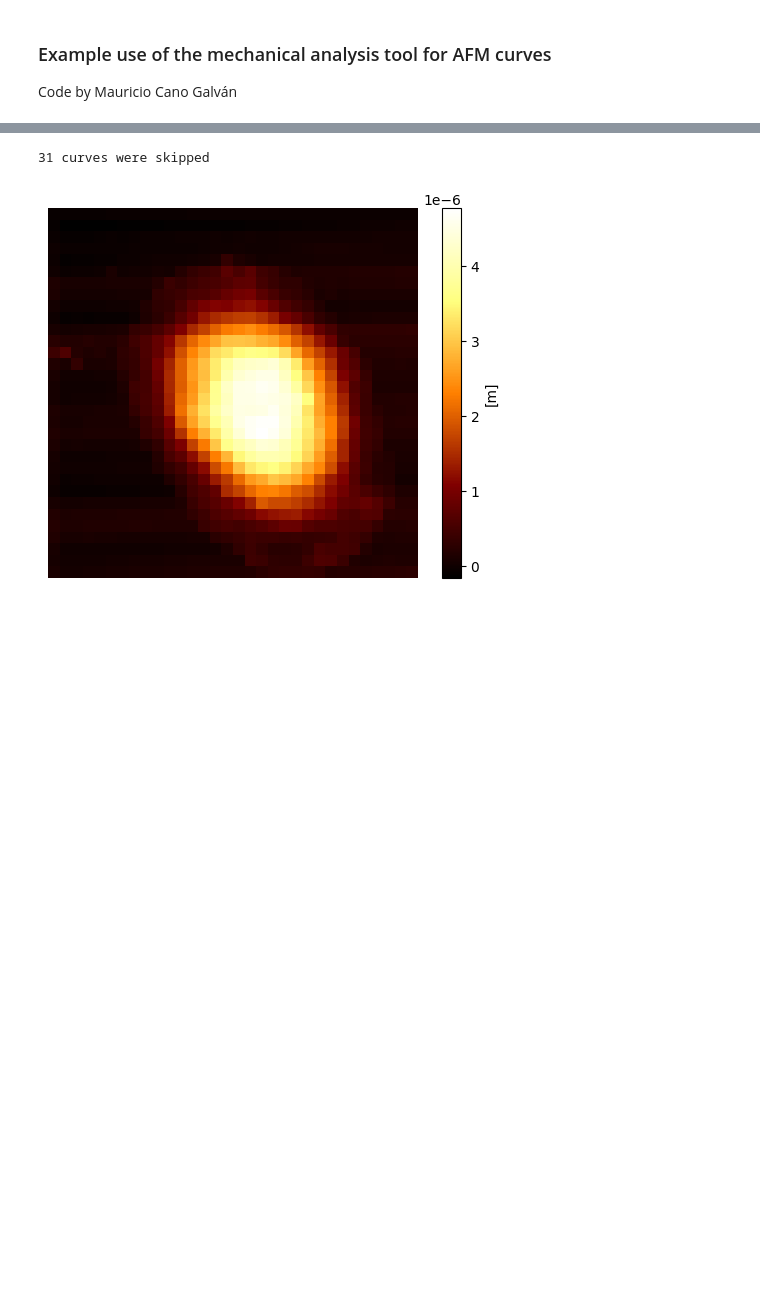
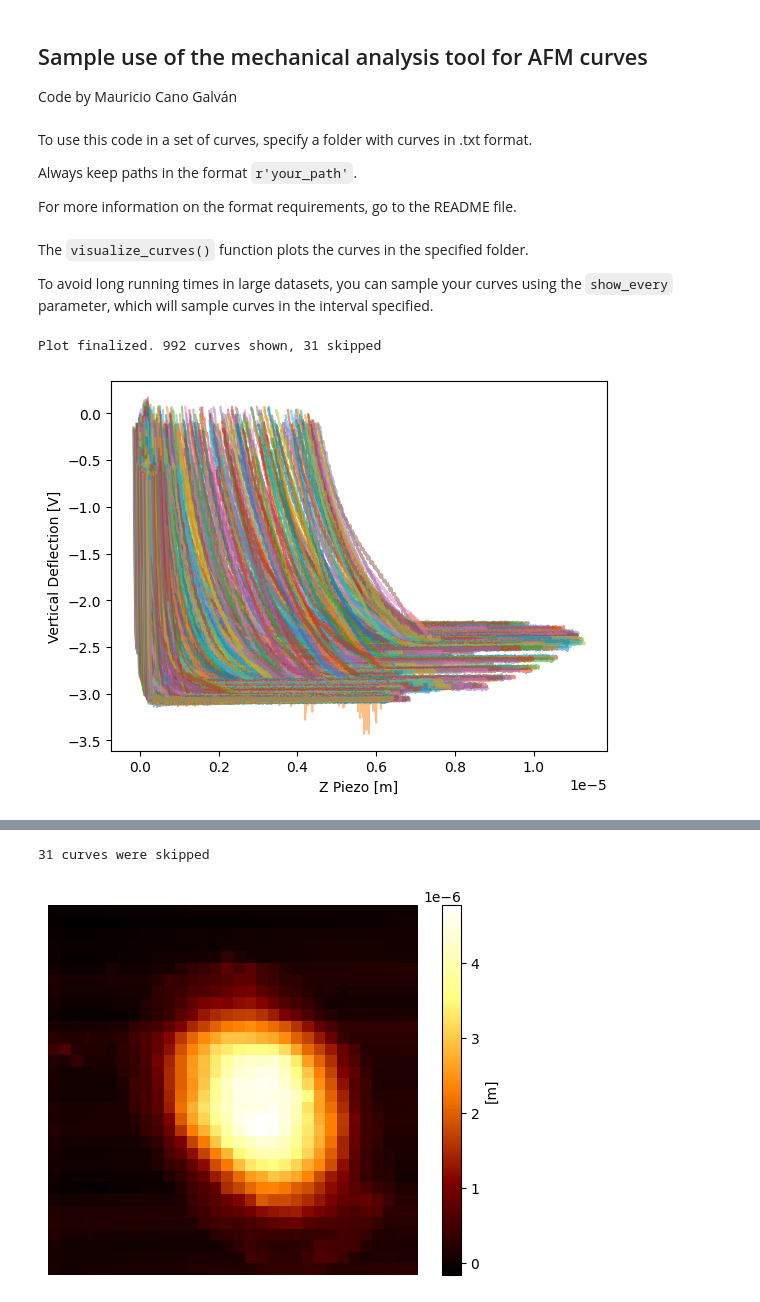
Before and after one commit to mcanoibec/mechanical_tool, a Jupyter notebook: main.ipynb, the cells around one changed output, grey strips where cells are left out. Drawn from its saved outputs; the diff is of its cells as text; code cells hidden in the pictures; blank space fills up the shorter version.

Commit message:
Updated text and added functions

```diff
--- a/main.ipynb
+++ b/main.ipynb
@@ -1,5 +1,5 @@
 # %% [markdown]
-### Example use of the mechanical analysis tool for AFM curves
+## Sample use of the mechanical analysis tool for AFM curves
 
 Code by Mauricio Cano Galván
 # %%
@@ -12,4 +12,10 @@ from os.path import isfile, join
 from models import cone, cone_bottom_herman, parab_bott_herman, hertz_r_free, FaSphereGO5good, FaSphereGomila_limit, FaSphereGomila
 from tqdm import tqdm
 from IPython.display import clear_output
+# %% [markdown]
+To use this code in a set of curves, specify a folder with curves in .txt format.
+
+Always keep paths in the format `r'your_path'`.
+
+For more information on the format requirements, go to the README file.
 # %%
@@ -18,0 +23,9 @@ file_list = [f for f in listdir(folder) if isfile(join(folder, f))]
+# %% [markdown]
+The `visualize_curves()` function plots the curves in the specified folder.
+
+To avoid long running times in large datasets, you can sample your curves using the `show_every` parameter, which will sample curves in the interval specified.
+# %%
+visualize_curves(folder=path, show_every=1)
+# %% [output]
+Plot finalized. 992 curves shown, 31 skipped
+[figure, added]
```
Also changed, not shown: parts of 12 cells of this notebook, 3 other files.
